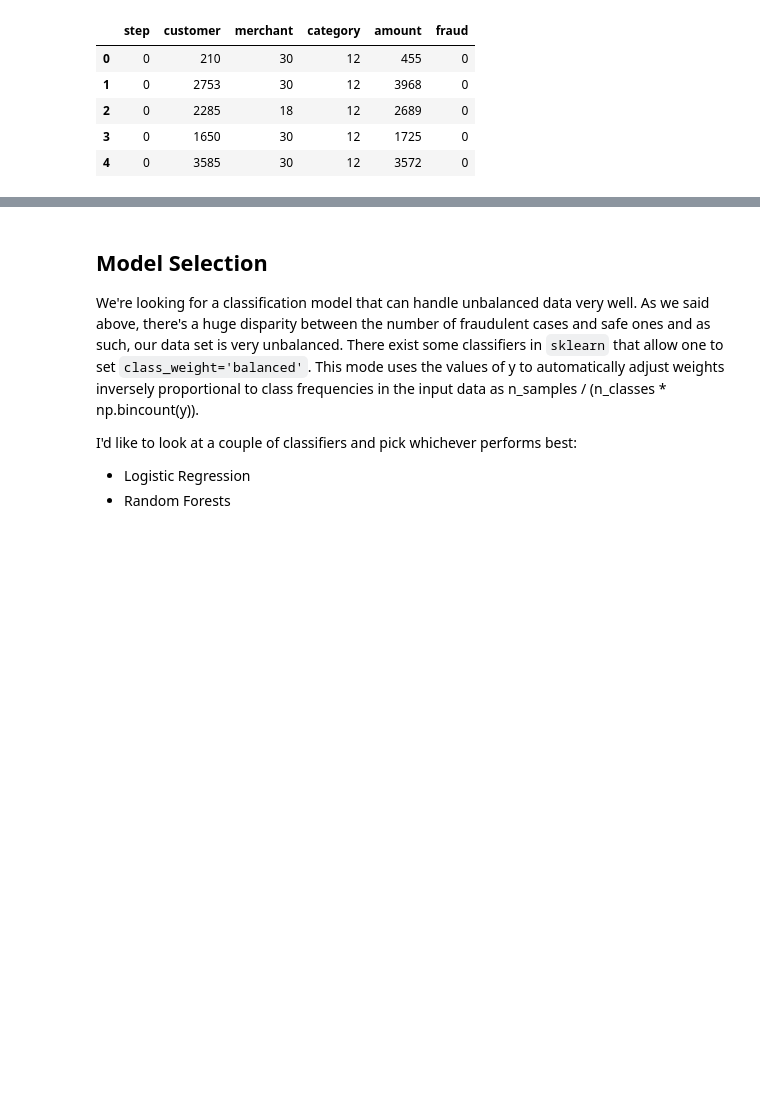
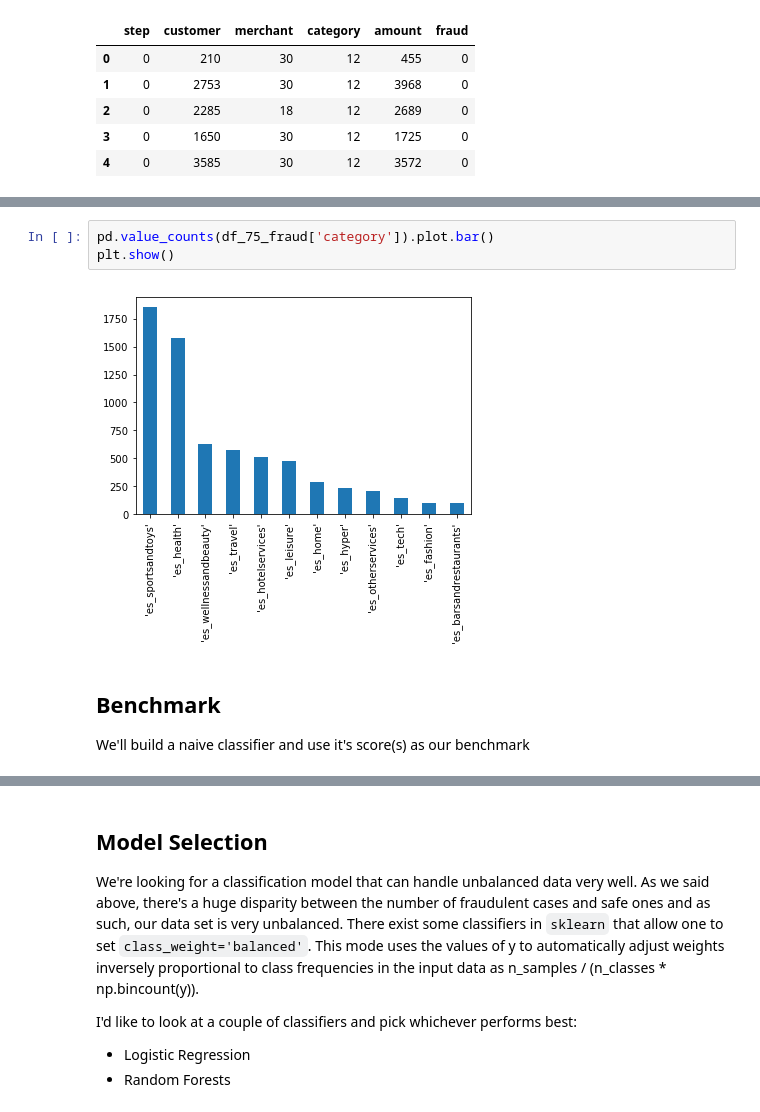
Before and after one commit to timigod/mlnd-capstone, a Jupyter notebook: fraud_detection.ipynb, the cells around one changed output, grey strips where cells are left out. Drawn from its saved outputs; the diff is of its cells as text; blank space fills up the shorter version.

```diff
--- a/fraud_detection.ipynb
+++ b/fraud_detection.ipynb
@@ -141,0 +191,9 @@ df_useful.head()
+# %%
+pd.value_counts(df_75_fraud['category']).plot.bar()
+plt.show()
+# %% [output]
+[figure, added]
+# %% [markdown]
+## Benchmark
+
+We'll build a naive classifier and use it's score(s) as our benchmark
```
Also changed, not shown: parts of 12 cells of this notebook, 1 other file.
